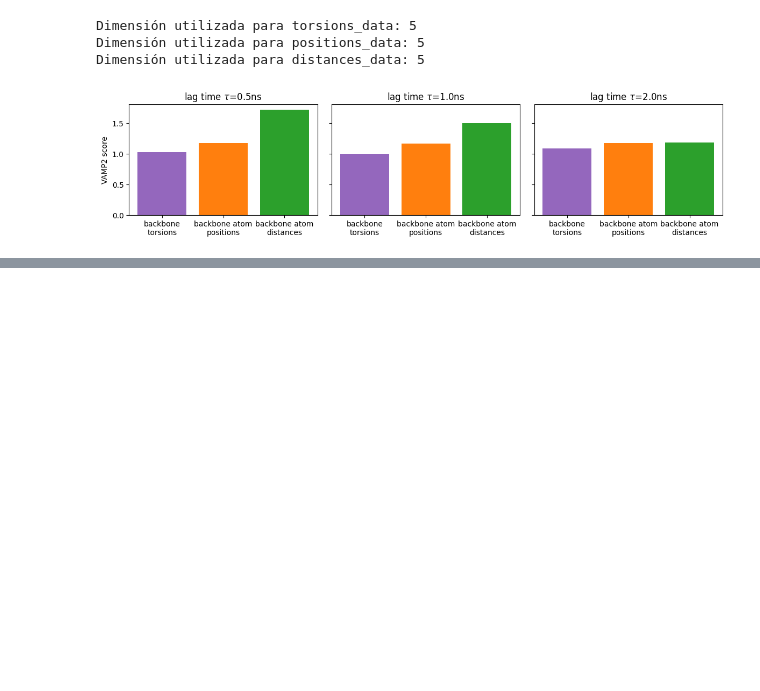
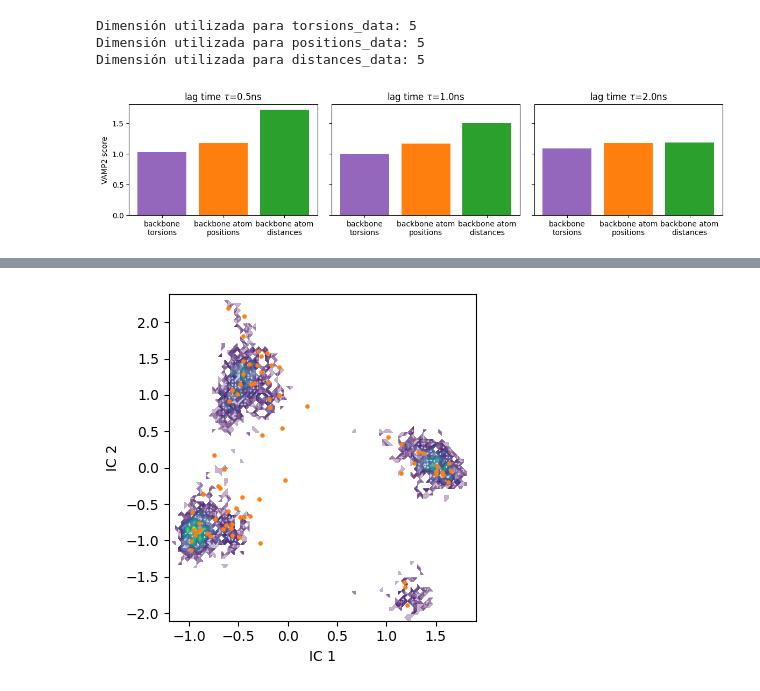
Before and after one commit to Biocomputing-Teaching/David-pyEMMA-tutorial, a Jupyter notebook: Nayanika trajectory.ipynb, the cells around one changed output, grey strips where cells are left out. Cells and saved outputs as stored; diff of their text form; code cells hidden in the pictures; blank space fills up the shorter version.

```diff
--- a/Nayanika trajectory.ipynb
+++ b/Nayanika trajectory.ipynb
@@ -125,0 +165,33 @@ fig.tight_layout()
+# %%
+# Verificar la cantidad de datos en tica_output
+lengths = [len(traj) for traj in tica_output]
+n_samples = sum(lengths)
+min_length = min(lengths)
+print("Total number of data points in tica_output:", n_samples)
+print("Minimum length of any trajectory in tica_output:", min_length)
+
+# Ajustar n_clustercenters para que no exceda la longitud mínima de las trayectorias
+n_clustercenters = [k for k in [5, 10, 30, 75, 200, 450] if k <= min_length]
+
+if not n_clustercenters:
+    raise ValueError("Not enough data points in any trajectory for the desired amount of clusters.")
+
+scores = np.zeros((len(n_clustercenters), 5))
+for n, k in enumerate(n_clustercenters):
+    for m in range(5):
+        with pyemma.util.contexts.settings(show_progress_bars=False):
+            _cl = pyemma.coordinates.cluster_kmeans(
+                tica_output, k=k, max_iter=50, stride=50)
+            _msm = pyemma.msm.estimate_markov_model(_cl.dtrajs, 5)
+            scores[n, m] = _msm.score_cv(
+                _cl.dtrajs, n=1, score_method='VAMP2', score_k=min(10, k))
+
+fig, ax = plt.subplots()
+lower, upper = pyemma.util.statistics.confidence_interval(scores.T.tolist(), conf=0.9)
+ax.fill_between(n_clustercenters, lower, upper, alpha=0.3)
+ax.plot(n_clustercenters, np.mean(scores, axis=1), '-o')
+ax.semilogx()
+ax.set_xlabel('number of cluster centers')
+ax.set_ylabel('VAMP-2 score')
+fig.tight_layout()
+plt.show()
@@ -125,0 +207,14 @@ fig.tight_layout()
+# %%
+cluster = pyemma.coordinates.cluster_kmeans(
+    tica_output, k=75, max_iter=50, stride=10, fixed_seed=1)
+dtrajs_concatenated = np.concatenate(cluster.dtrajs)
+# %%
+fig, ax = plt.subplots(figsize=(4, 4))
+pyemma.plots.plot_density(
+    *tica_concatenated[:, :2].T, ax=ax, cbar=False, alpha=0.3)
+ax.scatter(*cluster.clustercenters[:, :2].T, s=5, c='C1')
+ax.set_xlabel('IC 1')
+ax.set_ylabel('IC 2')
+fig.tight_layout()
+# %% [output]
+[figure, added]
```
Also changed, not shown: parts of 19 cells of this notebook.
